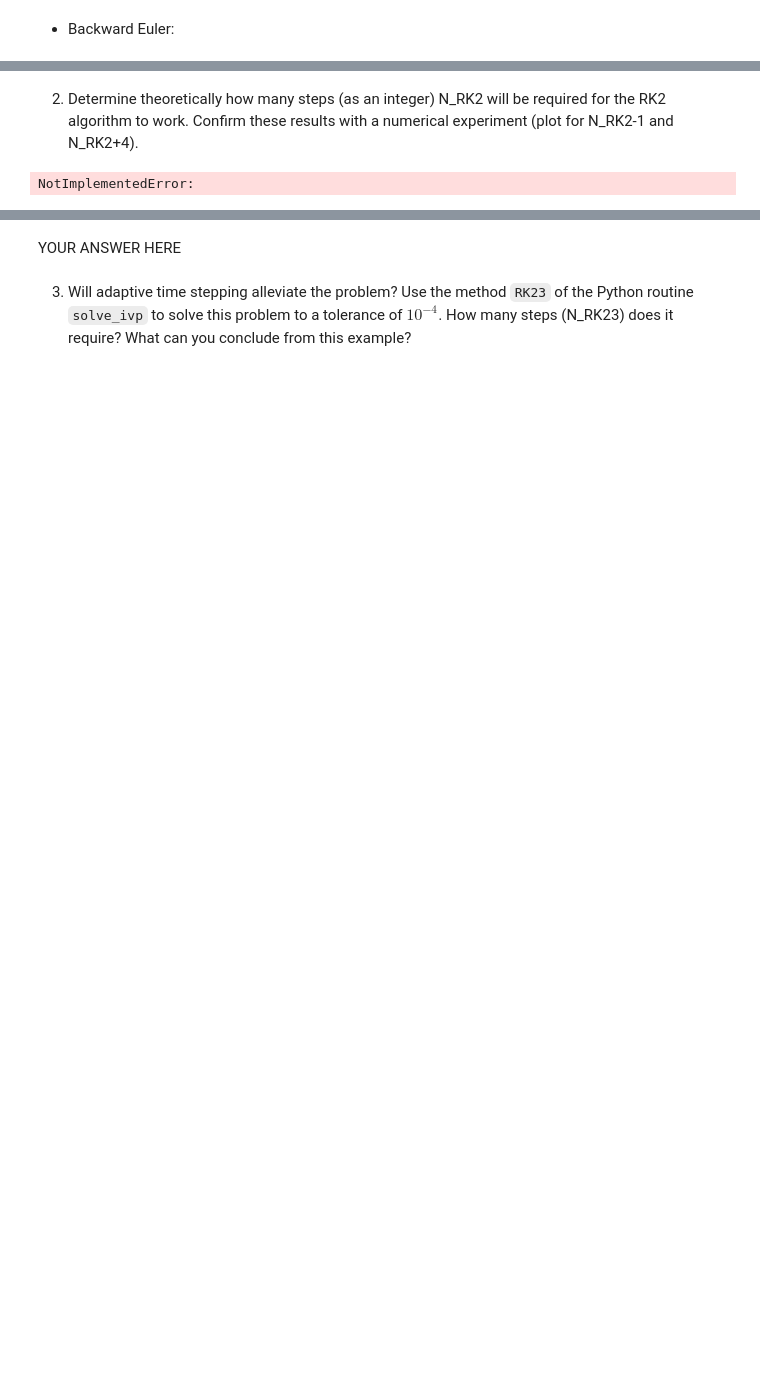
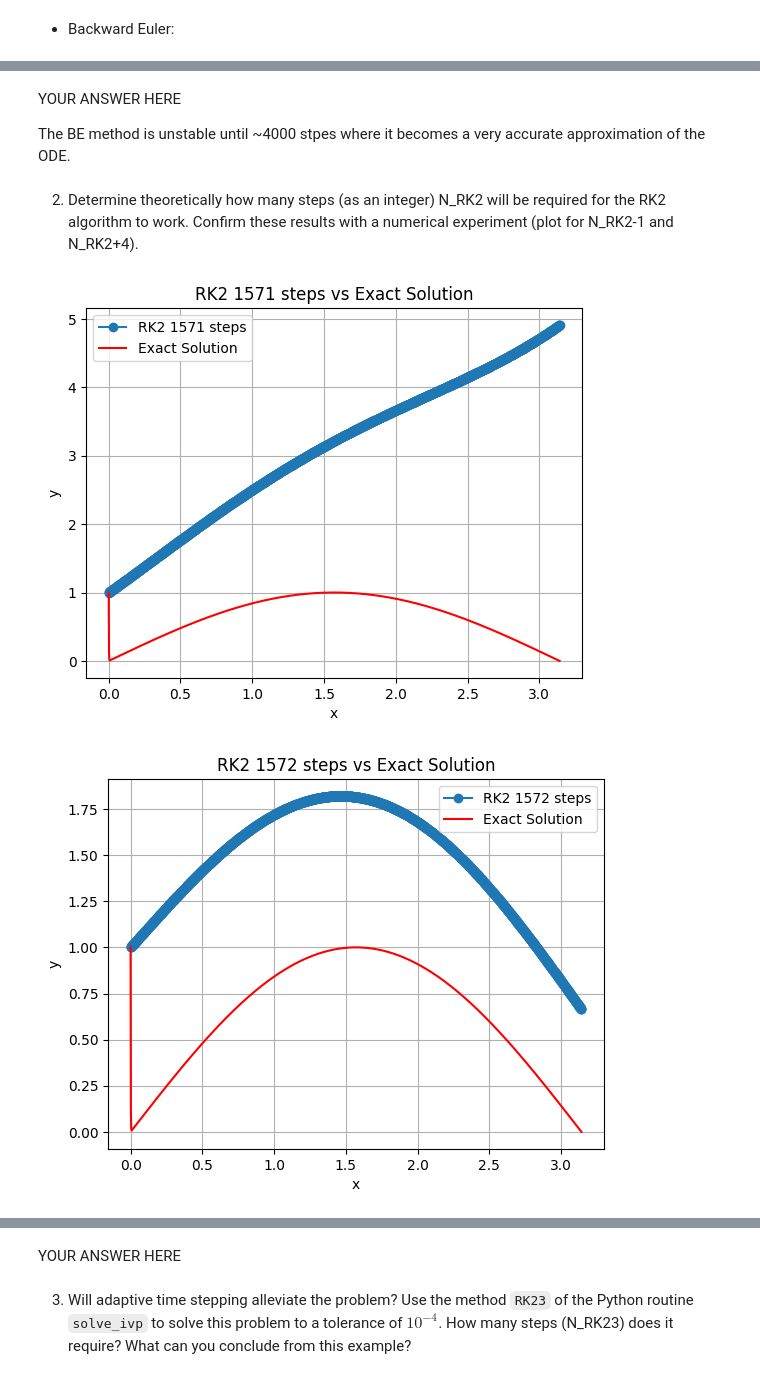
Before and after one commit to lfranz922/Math-406, a Jupyter notebook: Assignment_3_student.ipynb, the cells around one changed output, grey strips where cells are left out. Cells and saved outputs as stored; diff of their text form; code cells hidden in the pictures; blank space fills up the shorter version.

```diff
--- a/Assignment_3_student.ipynb
+++ b/Assignment_3_student.ipynb
@@ -589,9 +645,30 @@ YOUR ANSWER HERE
+# %% [markdown]
+YOUR ANSWER HERE
+
+The BE method is unstable until ~4000 stpes where it becomes a very accurate approximation of the ODE.
 # %% [markdown]
 2. Determine theoretically how many steps (as an integer) N_RK2 will be required for the RK2
 algorithm to work. Confirm these results with a numerical experiment (plot for N_RK2-1 and N_RK2+4).
-# %%
-N_RK2 = 0
-# YOUR CODE HERE
-raise NotImplementedError()
-# %% [output]
-NotImplementedError:
+# %%
+N_RK2 = 1572
+# YOUR CODE HERE
+
+steps_arr=np.arange(N_RK2-1, N_RK2+4, 1)
+for steps in steps_arr:
+    x_vals, y_vals = RK_2(f, a, b, y0, steps)
+    plt.plot(x_vals, y_vals, 'o-', label=f'RK2 {steps} steps')
+
+    x_exact = np.linspace(a, b, steps)
+    y_exact = exact(x_exact)
+    plt.plot(x_exact, y_exact.real, 'r-', label='Exact Solution')
+
+    plt.xlabel('x')
+    plt.ylabel('y')
+    plt.legend()
+    plt.title(f'RK2 {steps} steps vs Exact Solution')
+    plt.grid()
+    plt.show()
+# raise NotImplementedError()
+# %% [output]
+[figure, added]
+[figure, added]
```
Also changed, not shown: parts of 20 cells of this notebook.
